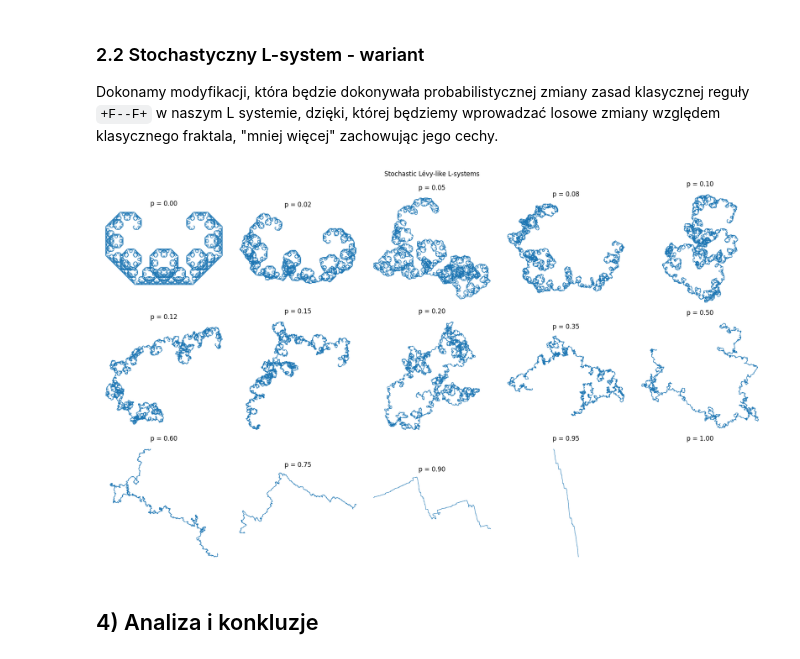
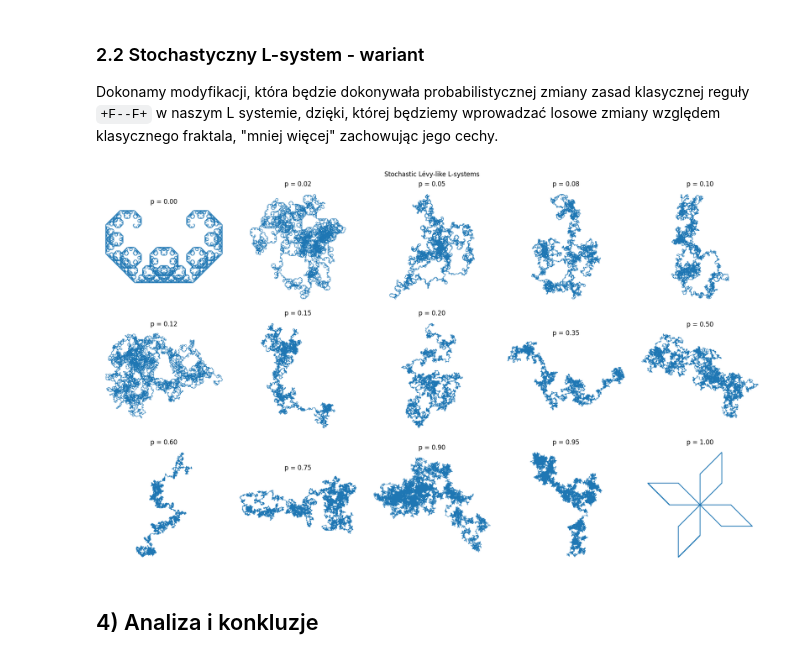
Before and after one commit to Ja-Gk-00/Fractal-Generator-Analysis, a Jupyter notebook: notebooks/Levy_Curve_project_I.ipynb, the cells around one changed output. Drawn from its saved outputs; the diff is of its cells as text; code cells hidden in the pictures.

```diff
--- a/notebooks/Levy_Curve_project_I.ipynb
+++ b/notebooks/Levy_Curve_project_I.ipynb
@@ -198,7 +199,7 @@ dzięki, której będziemy wprowadzać losowe zmiany względem klasycznego frakt
 # %%
 def lsystem_expand_stochastic(axiom, iterations, p=0.25):
     rule_classic = "+F--F+"
-    rule_variant = "+F-+F-"
+    rule_variant = "+F+-+F+"
     s = axiom
     for _ in range(iterations):
         out = []
@@ -229,34 +230,34 @@ probs = [0.0, 0.02, 0.05, 0.08, 0.10, 0.12, 0.15, 0.20, 0.35, 0.5, 0.6, 0.75, 0.
 iters = 14
 max_per_row = 5
 cell_size = 3.6
 linewidth = 0.7
 
 total = len(probs)
 cols = min(total, max_per_row)
 rows = (total + cols - 1) // cols
 
 fig, axes = plt.subplots(rows, cols, figsize=(cell_size * cols, cell_size * rows))
 axes_list = [axes] if (rows == 1 and cols == 1) else axes.ravel().tolist()
 
 for idx, p in enumerate(probs):
     instr = lsystem_expand_stochastic("F", iterations=iters, p=p)
     step = 2 ** (-iters / 2)
     pts = lsystem_interpret_turtle(instr, angle_deg=45.0, step=step)
     xs, ys = zip(*pts)
     ax = axes_list[idx]
     ax.plot(xs, ys, linewidth=linewidth)
     ax.set_title(f"p = {p:.2f}")
     ax.set_aspect("equal")
     ax.axis("off")
 
 for j in range(total, len(axes_list)):
     axes_list[j].axis("off")
 
 fig.suptitle("Stochastic Lévy-like L-systems")
 fig.tight_layout()
 plt.show()
 # %% [output]
-[figure, old version]
+[figure, new version]
 # %% [markdown]
 ## 4) Analiza i konkluzje
 # %%
```
Also changed, not shown: parts of 1 cell of this notebook.
